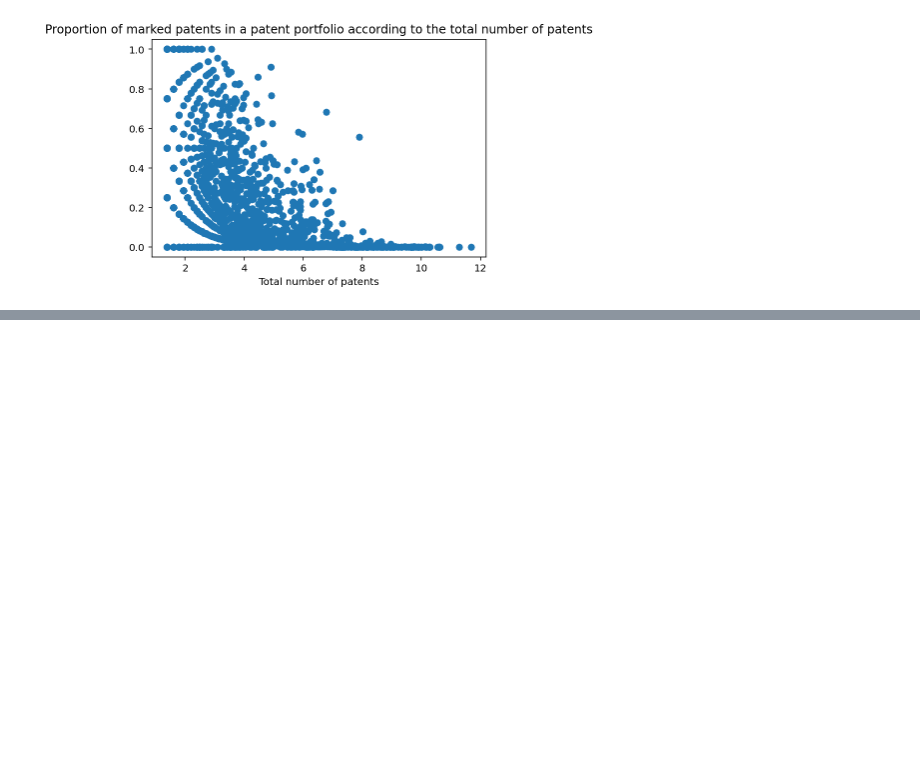
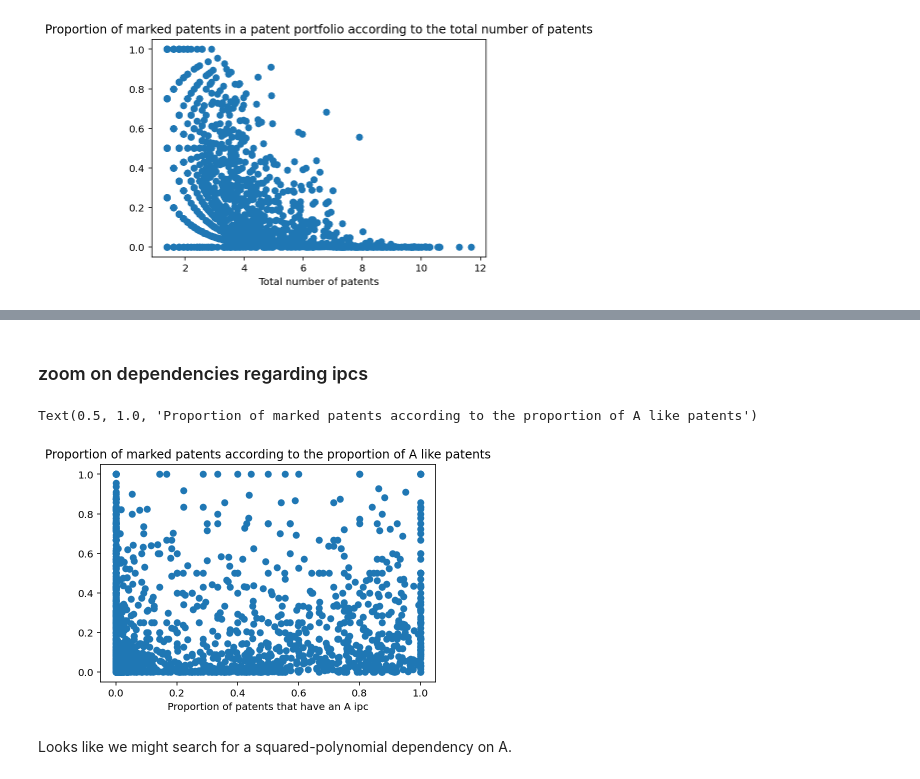
Before and after one commit to gregbellan/MODS208, a Jupyter notebook: regression_companies.ipynb, the cells around one changed output, grey strips where cells are left out. Drawn from its saved outputs; the diff is of its cells as text; code cells hidden in the pictures; blank space fills up the shorter version.

```diff
--- a/regression_companies.ipynb
+++ b/regression_companies.ipynb
@@ -247,0 +287,12 @@ strong multicollinearity problems or that the design matrix is singular.
+# %% [markdown]
+### zoom on dependencies regarding ipcs
+# %%
+plt.scatter(reg_companies.proportion_A_ipc, reg_companies.proportion_marked_patents, marker = 'o')
+plt.xlabel("Proportion of patents that have an A ipc")
+plt.title("Proportion of marked patents according to the proportion of A like patents")
+plt.show()
+# %% [output]
+Text(0.5, 1.0, 'Proportion of marked patents according to the proportion of A like patents')
+[figure, added]
+# %% [markdown]
+Looks like we might search for a squared-polynomial dependency on A.
```
Also changed, not shown: parts of 43 cells of this notebook.
